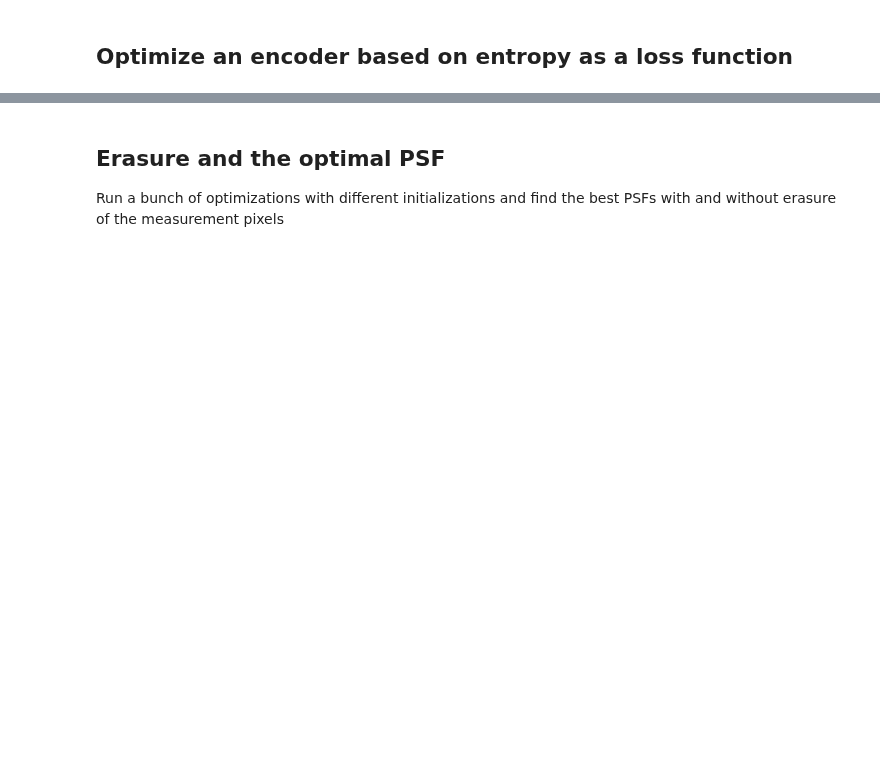
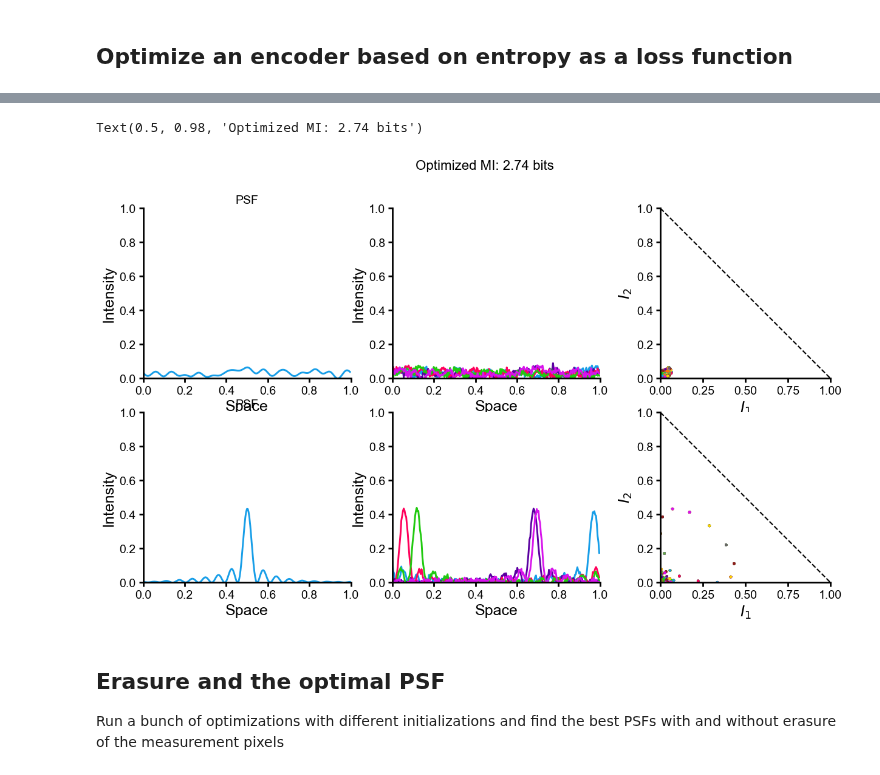
Before and after one commit to Waller-Lab/EncodingInformation, a Jupyter notebook: 1d_simulations/optimizing_with_information_and_erasure_masks.ipynb, the cells around one changed output, grey strips where cells are left out. Cells and saved outputs as stored; diff of their text form; code cells hidden in the pictures; blank space fills up the shorter version.

```diff
--- a/1d_simulations/optimizing_with_information_and_erasure_masks.ipynb
+++ b/1d_simulations/optimizing_with_information_and_erasure_masks.ipynb
@@ -94,30 +45,0 @@ initial loss -0.5778779340876007
-# %%
-# plot the initial and optimized convolutional encoders
-fig, ax = plt.subplots(2, 3, figsize=(15, 8))
-
-plot_in_spatial_coordinates(ax[0, 0], initial_kernel, show_samples=False, center=True)
-plot_in_spatial_coordinates(ax[1, 0], signal_from_real_imag_param_vec(optimized_params), show_samples=False, center=True)
-ax[0,0].set_title('PSF')
-
-
-ax[0, 0].text(-0.15, 0.5, 'Initialization', transform=ax[0, 0].transAxes,
-            rotation=90, va='center', ha='right', fontsize=22)
-ax[1, 0].text(-0.15, 0.5, 'Optimization', transform=ax[1, 0].transAxes,
-            rotation=90, va='center', ha='right', fontsize=22)
-
-noise_sigma = 0.01
-def make_noisy_output_signals(params, objects, erasure_mask, noise_sigma):
-    return add_gaussian_noise_numpy(upsample_signal(conv_forward_model_with_erasure(params, objects, erasure_mask)), noise_sigma)
-
-# plot the output signals
-plot_in_spatial_coordinates(ax[0, 1], make_noisy_output_signals(initial_params, objects[:N_signals_to_plot], erasure_mask, noise_sigma), show_samples=False)
-plot_in_spatial_coordinates(ax[1, 1], make_noisy_output_signals(optimized_params, objects[:N_signals_to_plot], erasure_mask, noise_sigma), show_samples=False)
-ax[0,1].set_title('Output signals\n(Spatial coordinates)')
-
-# plot the output signals in intensity coordinates
-plot_in_intensity_coordinates(ax[0, 2], conv_forward_model_with_erasure(initial_params, objects, erasure_mask),
-                               markersize=5, differentiate_colors=True, sample_point_indices=sampling_indices)
-plot_in_intensity_coordinates(ax[1, 2], conv_forward_model_with_erasure(optimized_params, objects, erasure_mask),
-                               markersize=5, differentiate_colors=True, sample_point_indices=sampling_indices)
-ax[0,2].set_title('Output signals\n(Intensity coordinates)')
-fig.suptitle(f'Best loss: {optimized_loss:.4f}', fontsize=20)
@@ -127,3 +46,14 @@ Text(0.5, 0.98, 'Best loss: -1.8957')
+# %%
+sampling_indices = (1, 2)
+
+fig, ax = plt.subplots(2, 3, figsize=(15, 8))
+
+make_PSF_output_signal_plot(ax[0], initial_params, objects, erasure_mask, noise_sigma, initial_mi, sampling_indices=sampling_indices)
+make_PSF_output_signal_plot(ax[1], optimized_params, objects, erasure_mask, noise_sigma, optimized_mi, sampling_indices=sampling_indices)
+fig.suptitle(f'Optimized MI: {optimized_mi:.2f} bits', fontsize=16)
+# %% [output]
+Text(0.5, 0.98, 'Optimized MI: 2.74 bits')
+[figure, added]
 # %% [markdown]
 ## Erasure and the optimal PSF
 Run a bunch of optimizations with different initializations and find the best PSFs with and without erasure of the measurement pixels
```
Also changed, not shown: parts of 18 cells of this notebook, 11 other files.
